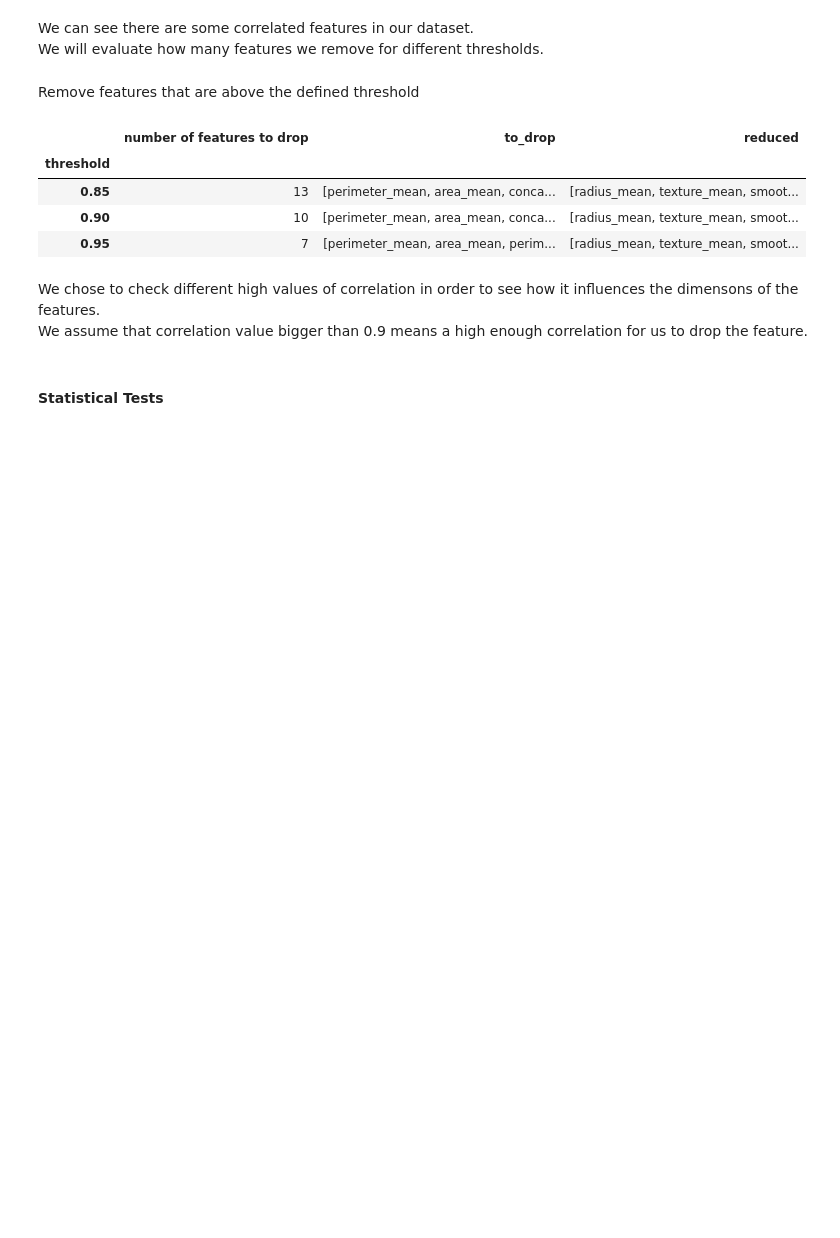
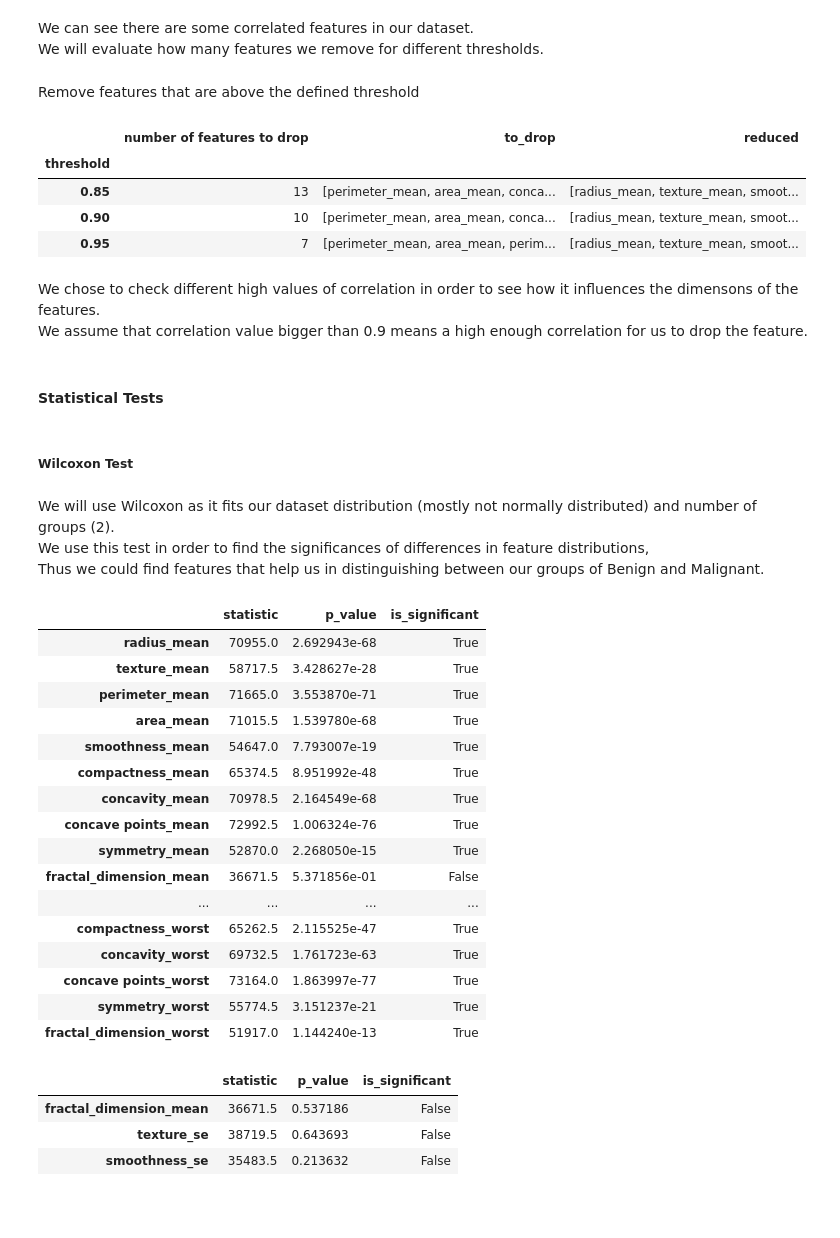
Before and after one commit to Team-AY/Breast-Cancer-Prediction, a Jupyter notebook: Breast-Cancer-EDA.ipynb, the cells around one changed output. Cells and saved outputs as stored; diff of their text form; code cells hidden in the pictures; blank space fills up the shorter version.

Commit message:
Added Wilcoxon Test
Co-authored-by: Almog Rabani <ralmog98@gmail.com>

```diff
--- a/Breast-Cancer-EDA.ipynb
+++ b/Breast-Cancer-EDA.ipynb
@@ -359,5 +359,53 @@ We chose to check different high values of correlation in order to see how it in
 We assume that correlation value bigger than 0.9 means a high enough correlation for us to drop the feature. <br>
 # %% [markdown]
 #### Statistical Tests
+# %% [markdown]
+##### Wilcoxon Test
+# %% [markdown]
+We will use Wilcoxon as it fits our dataset distribution (mostly not normally distributed) and number of groups (2). <br>
+We use this test in order to find the significances of differences in feature distributions, <br> Thus we could find features that help us in distinguishing between our groups of Benign and Malignant.
+# %%
+from scipy.stats import mannwhitneyu
+
+def data_test_wilcoxon(X, y):
+    dfM = X[y=='M']
+    dfB = X[y=='B']
+    df_res = pd.DataFrame(columns=['statistic', 'p_value', 'is_significant'])
+
+    for column in X.columns:
+        statistic, p_value = mannwhitneyu(dfM[column], dfB[column])
+        new_row = {'statistic':statistic, 'p_value':p_value, 'is_significant': p_value<0.05}
+        df_res.loc[column] = new_row
+
+    return df_res
+
+df_res3 = data_test_wilcoxon(X, y)
+df_res3
+# %% [output]
+|  | statistic | p_value | is_significant |
+| radius_mean | 70955.0 | 2.692943e-68 | True |
+| texture_mean | 58717.5 | 3.428627e-28 | True |
+| perimeter_mean | 71665.0 | 3.553870e-71 | True |
+| area_mean | 71015.5 | 1.539780e-68 | True |
+| smoothness_mean | 54647.0 | 7.793007e-19 | True |
+| compactness_mean | 65374.5 | 8.951992e-48 | True |
+| concavity_mean | 70978.5 | 2.164549e-68 | True |
+| concave points_mean | 72992.5 | 1.006324e-76 | True |
+| symmetry_mean | 52870.0 | 2.268050e-15 | True |
+| fractal_dimension_mean | 36671.5 | 5.371856e-01 | False |
+| ... | ... | ... | ... |
+| compactness_worst | 65262.5 | 2.115525e-47 | True |
+| concavity_worst | 69732.5 | 1.761723e-63 | True |
+| concave points_worst | 73164.0 | 1.863997e-77 | True |
+| symmetry_worst | 55774.5 | 3.151237e-21 | True |
+| fractal_dimension_worst | 51917.0 | 1.144240e-13 | True |
+# %%
+df_res4 = df_res3[df_res3['is_significant']==False]
+df_res4
+# %% [output]
+|  | statistic | p_value | is_significant |
+| fractal_dimension_mean | 36671.5 | 0.537186 | False |
+| texture_se | 38719.5 | 0.643693 | False |
+| smoothness_se | 35483.5 | 0.213632 | False |
 # %% [markdown]
 ####
```
